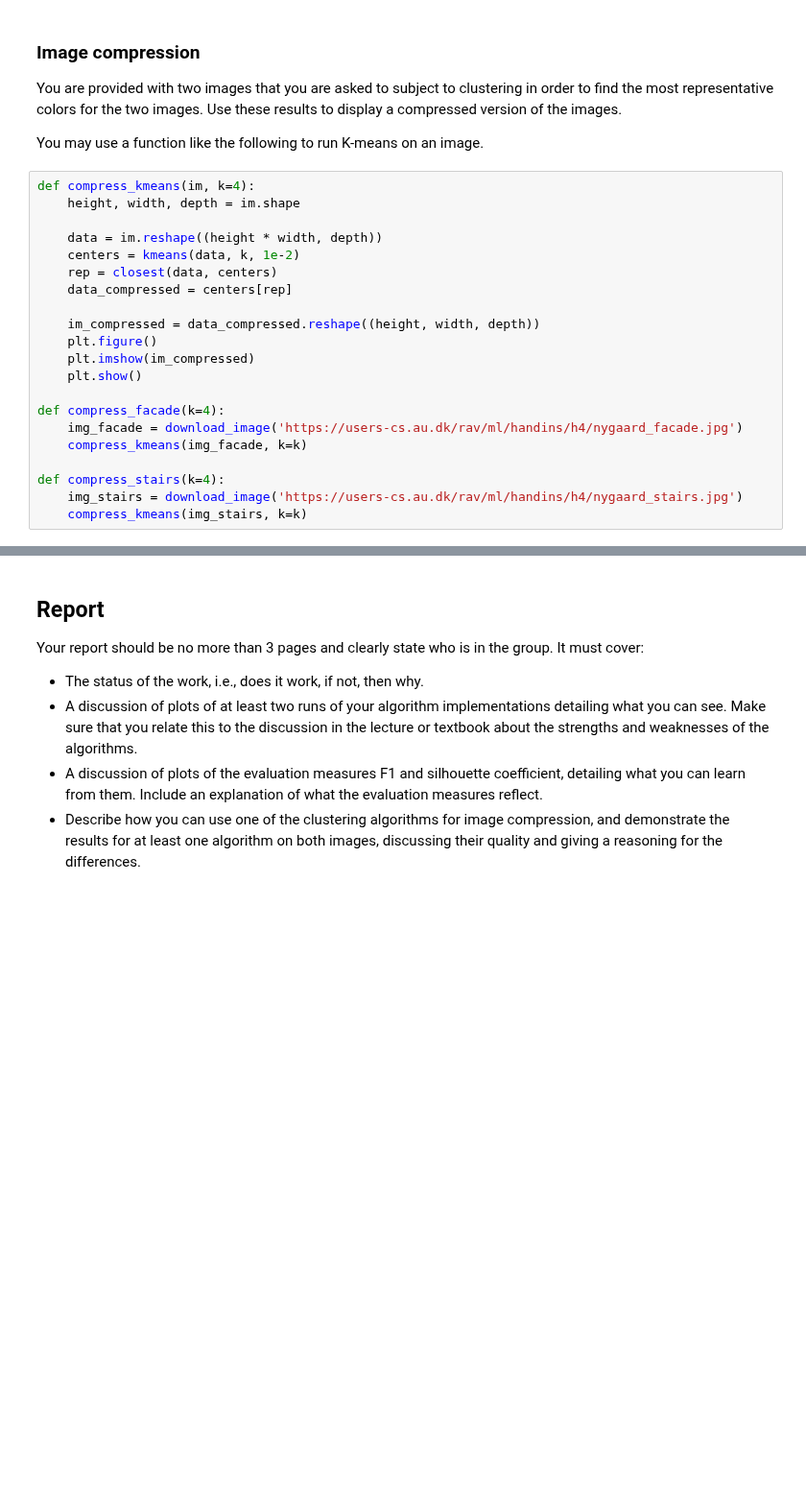
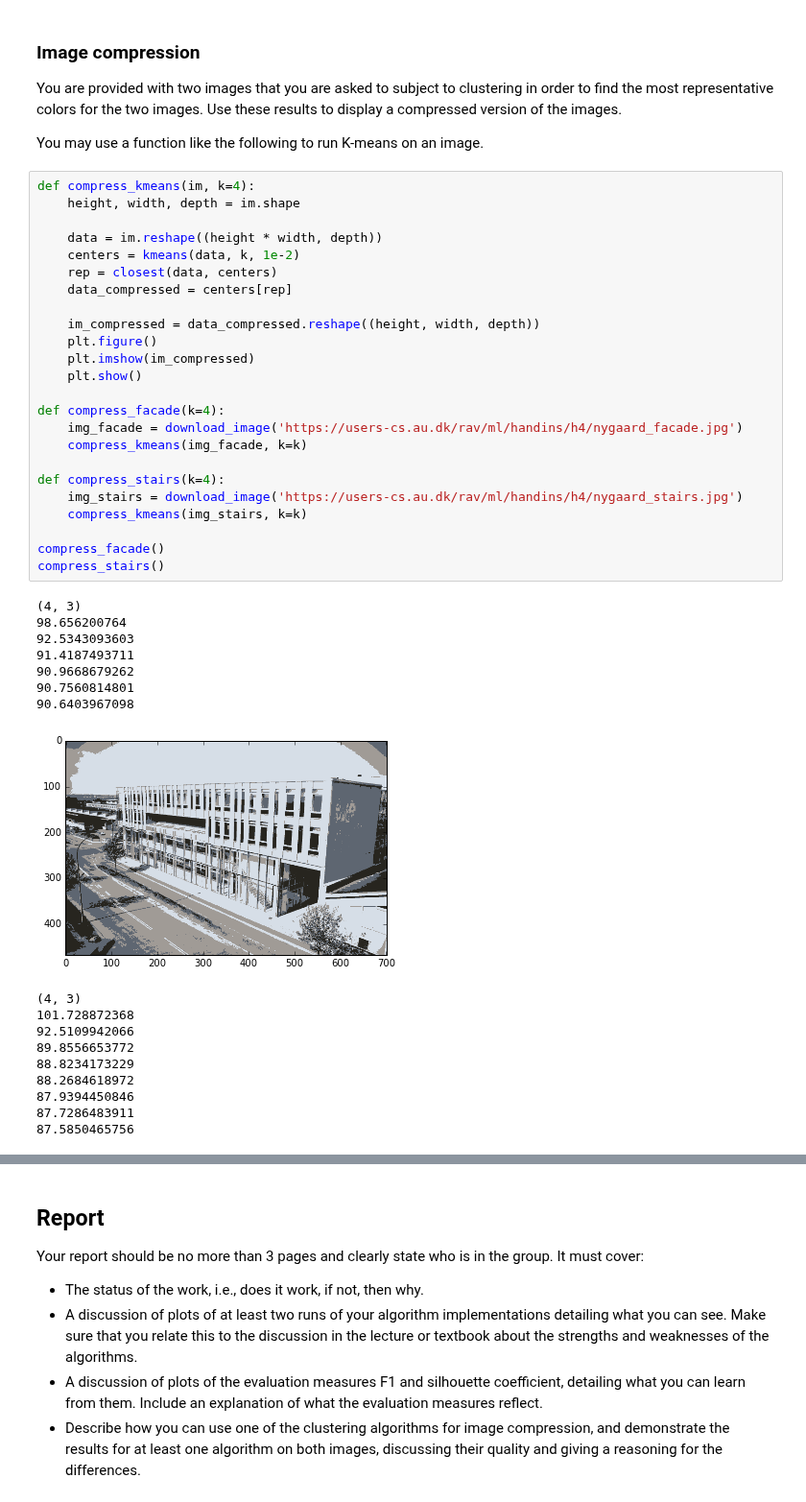
Before and after one commit to Malakith/dMachineLearning, a Jupyter notebook: handin4/HandIn4.ipynb, the cells around one changed output, grey strips where cells are left out. Shown at 96% size. Drawn from its saved outputs; the diff is of its cells as text; blank space fills up the shorter version.

```diff
--- a/handin4/HandIn4.ipynb
+++ b/handin4/HandIn4.ipynb
@@ -356,21 +412,42 @@ You may use a function like the following to run K-means on an image.
 # %%
 def compress_kmeans(im, k=4):
     height, width, depth = im.shape
 
     data = im.reshape((height * width, depth))
     centers = kmeans(data, k, 1e-2)
     rep = closest(data, centers)
     data_compressed = centers[rep]
 
     im_compressed = data_compressed.reshape((height, width, depth))
     plt.figure()
     plt.imshow(im_compressed)
     plt.show()
 
 def compress_facade(k=4):
     img_facade = download_image('https://users-cs.au.dk/rav/ml/handins/h4/nygaard_facade.jpg')
     compress_kmeans(img_facade, k=k)
 
 def compress_stairs(k=4):
     img_stairs = download_image('https://users-cs.au.dk/rav/ml/handins/h4/nygaard_stairs.jpg')
     compress_kmeans(img_stairs, k=k)
+
+compress_facade()
+compress_stairs()
+# %% [output]
+(4, 3)
+98.656200764
+92.5343093603
+91.4187493711
+90.9668679262
+90.7560814801
+90.6403967098
+[figure, added]
+(4, 3)
+101.728872368
+92.5109942066
+89.8556653772
+88.8234173229
+88.2684618972
+87.9394450846
+87.7286483911
+87.5850465756
```
Also changed, not shown: parts of 12 cells of this notebook, 6 other files.
